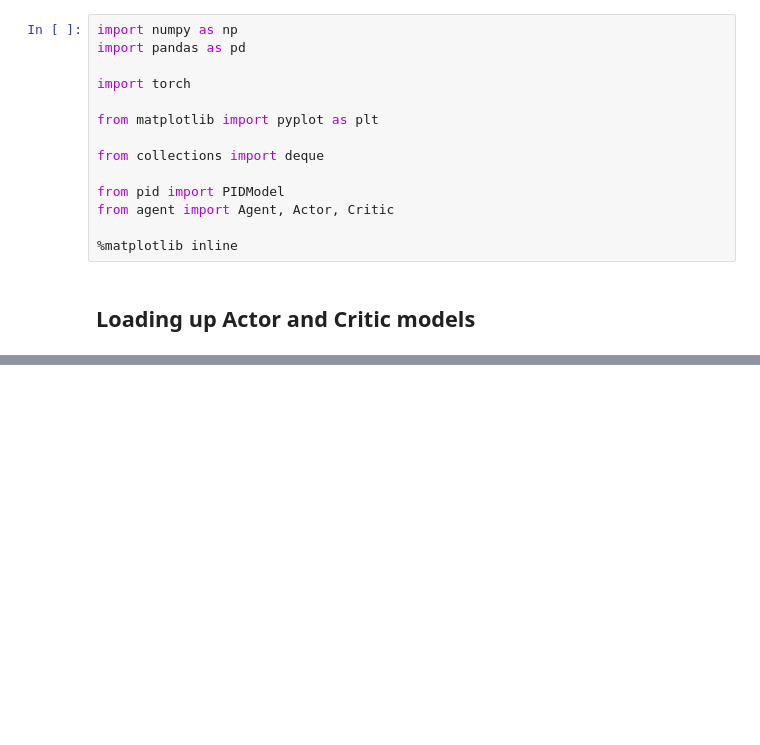
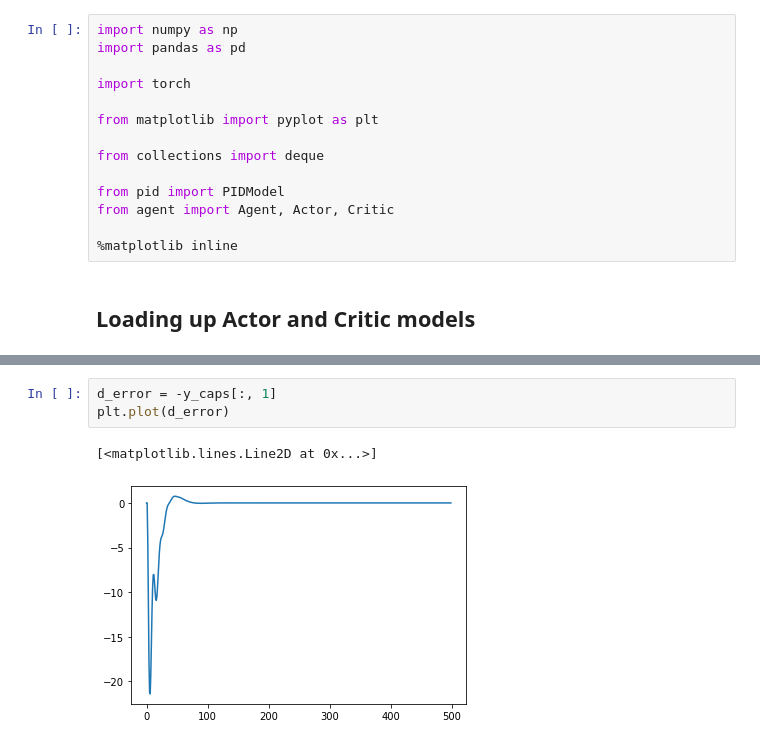
Before and after one commit to svineet/pid-simulation, a Jupyter notebook: rl_agent/Agent Behaviour Analysis.ipynb, the cells around one changed output, grey strips where cells are left out. Saved outputs shown, nothing was run; the diff lists cells and outputs as text; blank space fills up the shorter version.

```diff
--- a/rl_agent/Agent Behaviour Analysis.ipynb
+++ b/rl_agent/Agent Behaviour Analysis.ipynb
@@ -37,0 +90,6 @@ NameError: name 'args' is not defined
+# %%
+d_error = -y_caps[:, 1]
+plt.plot(d_error)
+# %% [output]
+[<matplotlib.lines.Line2D at 0x...>]
+[figure, added]
```
Also changed, not shown: parts of 8 cells of this notebook, 1 other file.
